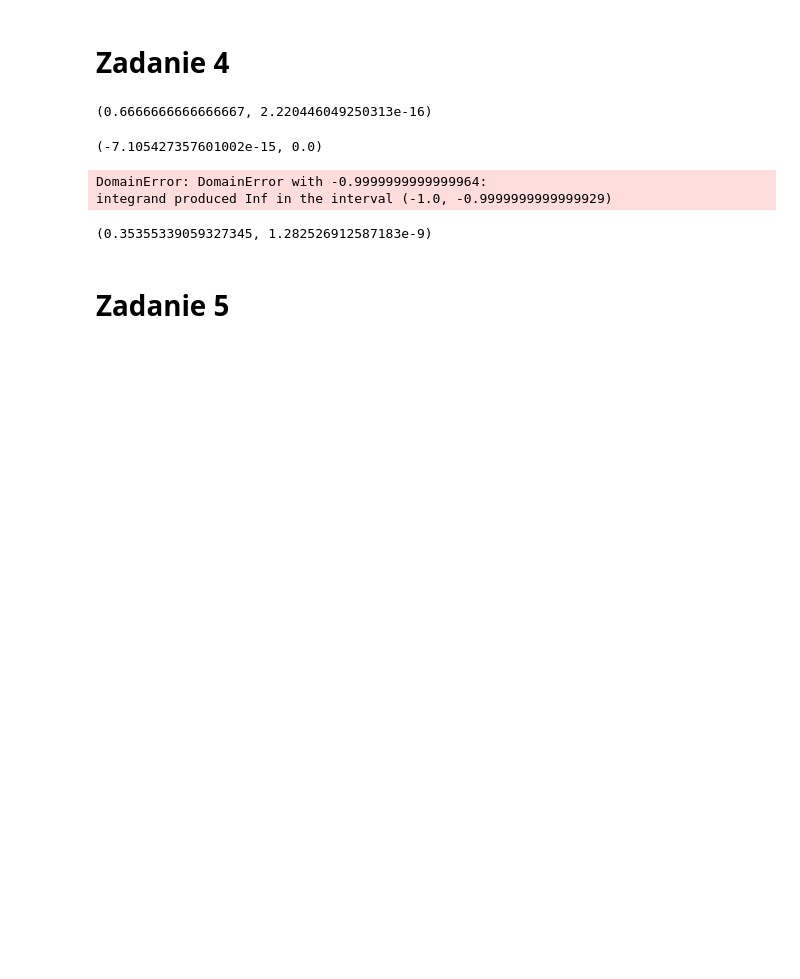
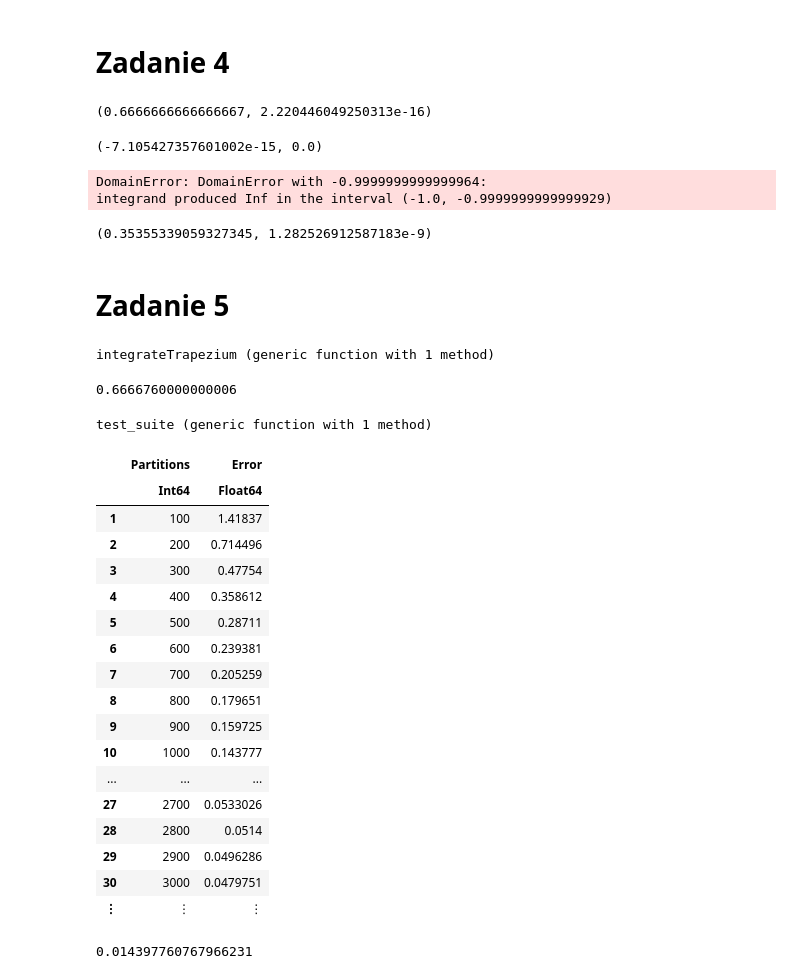
Before and after one commit to kamildoleglo/cmfsat-lab, a Jupyter notebook: lab_8/Quadratures.ipynb, the cells around one changed output. Cells and saved outputs as stored; diff of their text form; code cells hidden in the pictures; blank space fills up the shorter version.

```diff
--- a/lab_8/Quadratures.ipynb
+++ b/lab_8/Quadratures.ipynb
@@ -156,3 +168,49 @@ quadgk(x -> 1/sqrt(2*pi)*exp(-x^2)/2, -Inf, Inf)
 (0.35355339059327345, 1.282526912587183e-9)
 # %% [markdown]
 # Zadanie 5
+# %%
+function integrateTrapezium(f, (a, b), steps)
+    h = (b-a)/steps
+    h * sum((f(a+i*h) + f(a+i*h+h))/2.0 for i in 1:steps)
+end
+# %% [output]
+integrateTrapezium (generic function with 1 method)
+# %%
+integrateTrapezium(x -> x^2, (-1, 1), 1000)
+# %% [output]
+0.6666760000000006
+# %%
+using DataFrames
+function test_suite(range, f, from_to, ar)
+    results = DataFrame(Partitions = Int64[], Error = Float64[])
+    for i in range
+        cr = integrateTrapezium(f, from_to, i)
+        push!(results, [i, abs(ar - cr)])
+    end
+    results
+end
+# %% [output]
+test_suite (generic function with 1 method)
+# %%
+f(x) = 2*x^3-3*x^2+x+4
+ar = 0
+data = test_suite(100:100:10000, f, (-2,2), ar)
+# %% [output]
+|  | Partitions | Error |
+|  | Int64 | Float64 |
+| 1 | 100 | 1.41837 |
+| 2 | 200 | 0.714496 |
+| 3 | 300 | 0.47754 |
+| 4 | 400 | 0.358612 |
+| 5 | 500 | 0.28711 |
+| 6 | 600 | 0.239381 |
+| 7 | 700 | 0.205259 |
+| 8 | 800 | 0.179651 |
+| 9 | 900 | 0.159725 |
+| 10 | 1000 | 0.143777 |
+| ... | ... | ... |
+| 27 | 2700 | 0.0533026 |
+| 28 | 2800 | 0.0514 |
+| 29 | 2900 | 0.0496286 |
+| 30 | 3000 | 0.0479751 |
+| ⋮ | ⋮ | ⋮ |
@@ -158,0 +219,4 @@ quadgk(x -> 1/sqrt(2*pi)*exp(-x^2)/2, -Inf, Inf)
+# %%
+integrateTrapezium(f, (-2,2), 10000)
+# %% [output]
+0.014397760767966231
```
Also changed, not shown: parts of 6 cells of this notebook.
